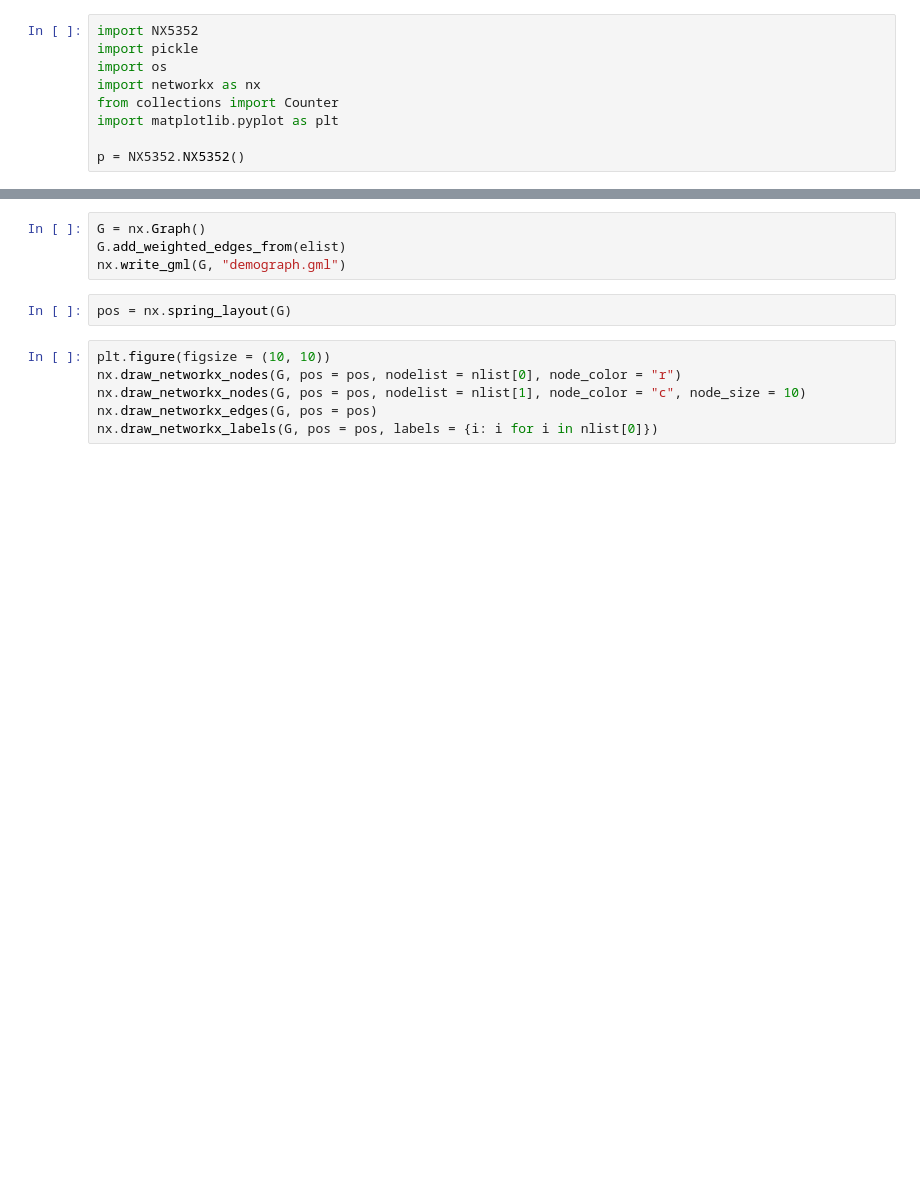
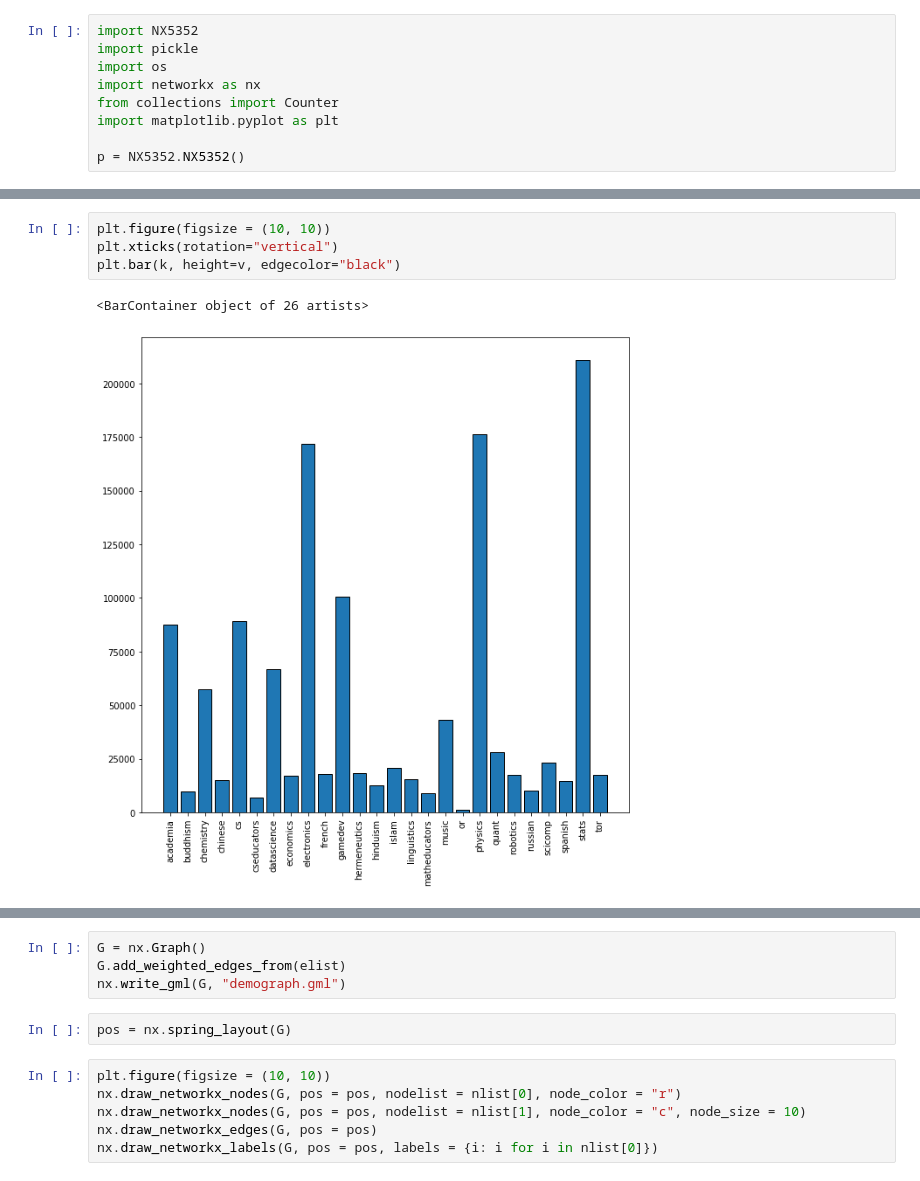
Before and after one commit to UpasanaDutta98/CSCI5352, a Jupyter notebook: demo.ipynb, the cells around one changed output, grey strips where cells are left out. Saved outputs shown, nothing was run; the diff lists cells and outputs as text; blank space fills up the shorter version.

```diff
--- a/demo.ipynb
+++ b/demo.ipynb
@@ -29,3 +24,10 @@ plt.hist(k, weights=v)
+# %%
+plt.figure(figsize = (10, 10))
+plt.xticks(rotation="vertical")
+plt.bar(k, height=v, edgecolor="black")
+# %% [output]
+<BarContainer object of 26 artists>
+[figure, added]
 # %%
 u_map = p.get_user_map()
 elist, nlist = p.get_user_domain_participation_edgelist(u_map, d_u_count)
```
Also changed, not shown: parts of 8 cells of this notebook, 7 other files.
